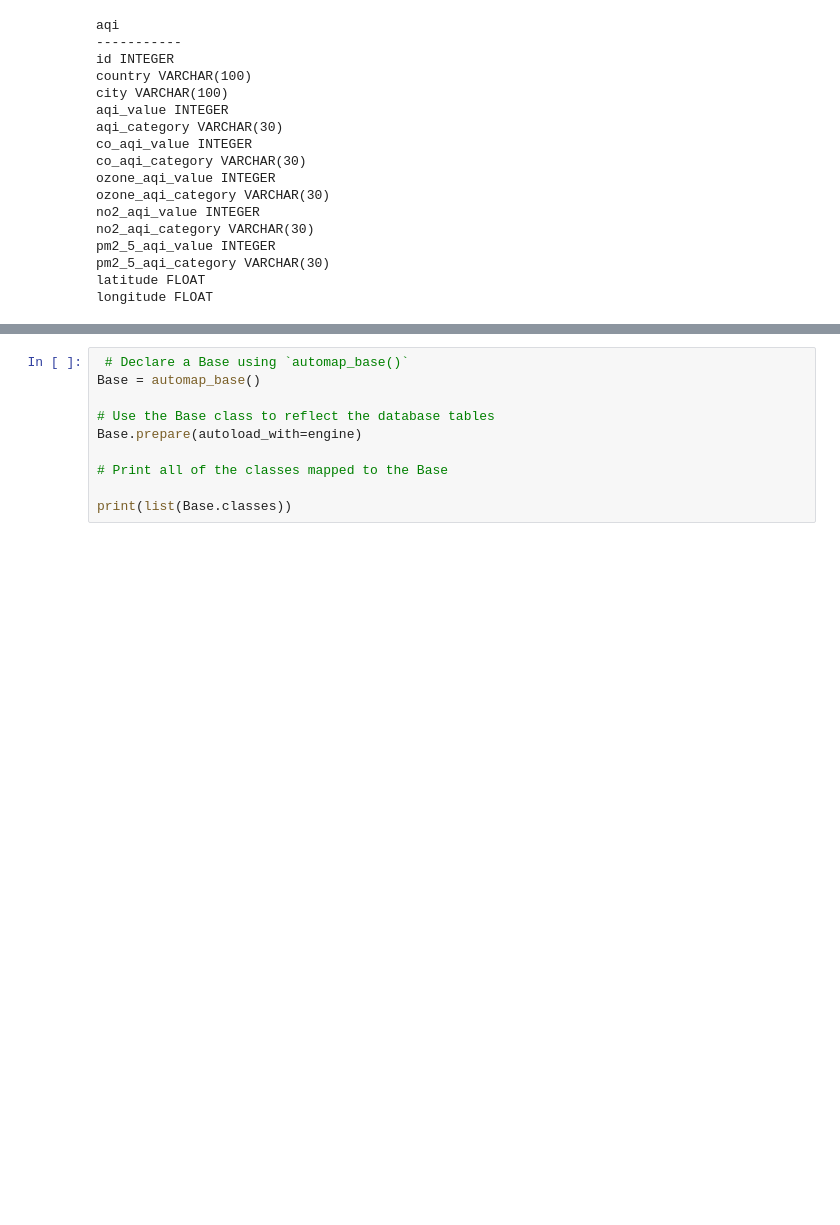
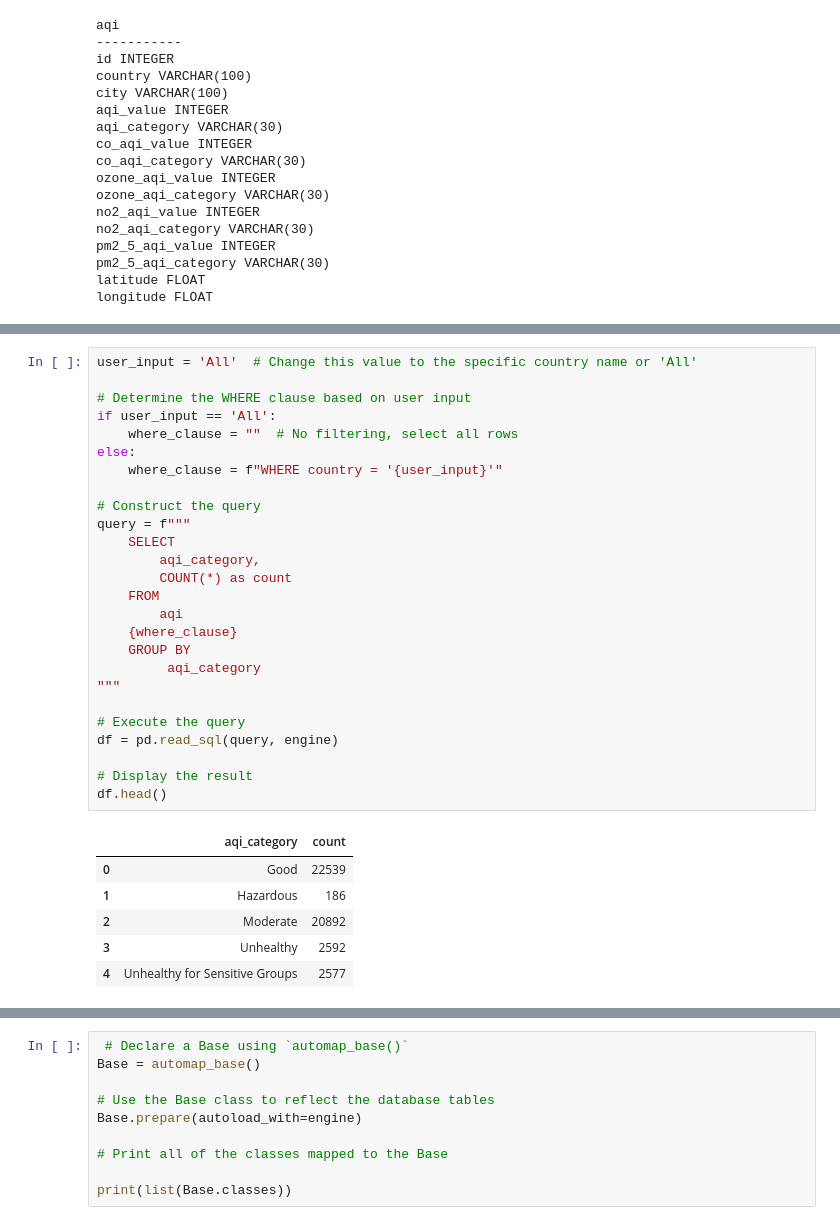
Before and after one commit to andrew-m-vick/project-3-group-08, a Jupyter notebook: Resources/aqi.ipynb, the cells around one changed output, grey strips where cells are left out. Cells and saved outputs as stored; diff of their text form; blank space fills up the shorter version.

```diff
--- a/Resources/aqi.ipynb
+++ b/Resources/aqi.ipynb
@@ -93,2 +128,35 @@ longitude FLOAT
+# %%
+user_input = 'All'  # Change this value to the specific country name or 'All'
+
+# Determine the WHERE clause based on user input
+if user_input == 'All':
+    where_clause = ""  # No filtering, select all rows
+else:
+    where_clause = f"WHERE country = '{user_input}'"
+
+# Construct the query
+query = f"""
+    SELECT
+        aqi_category,
+        COUNT(*) as count
+    FROM
+        aqi
+    {where_clause}
+    GROUP BY
+         aqi_category
+"""
+
+# Execute the query
+df = pd.read_sql(query, engine)
+
+# Display the result
+df.head()
+# %% [output]
+|  | aqi_category | count |
+| 0 | Good | 22539 |
+| 1 | Hazardous | 186 |
+| 2 | Moderate | 20892 |
+| 3 | Unhealthy | 2592 |
+| 4 | Unhealthy for Sensitive Groups | 2577 |
 # %%
 query = """
```
Also changed, not shown: parts of 4 cells of this notebook, 1 other file.
